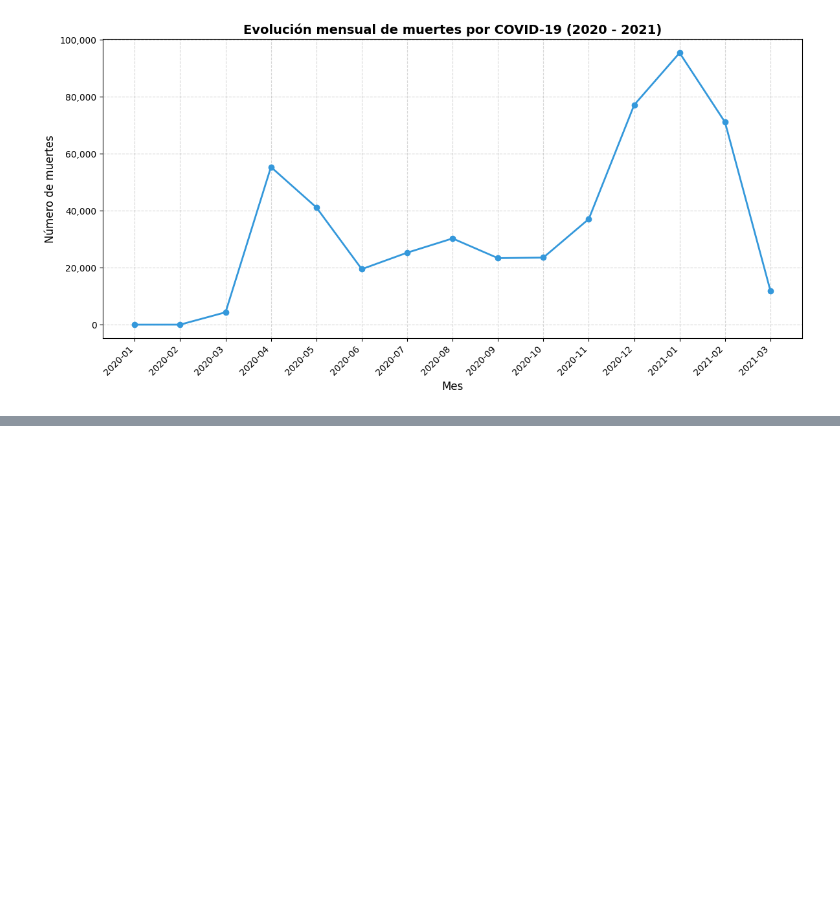
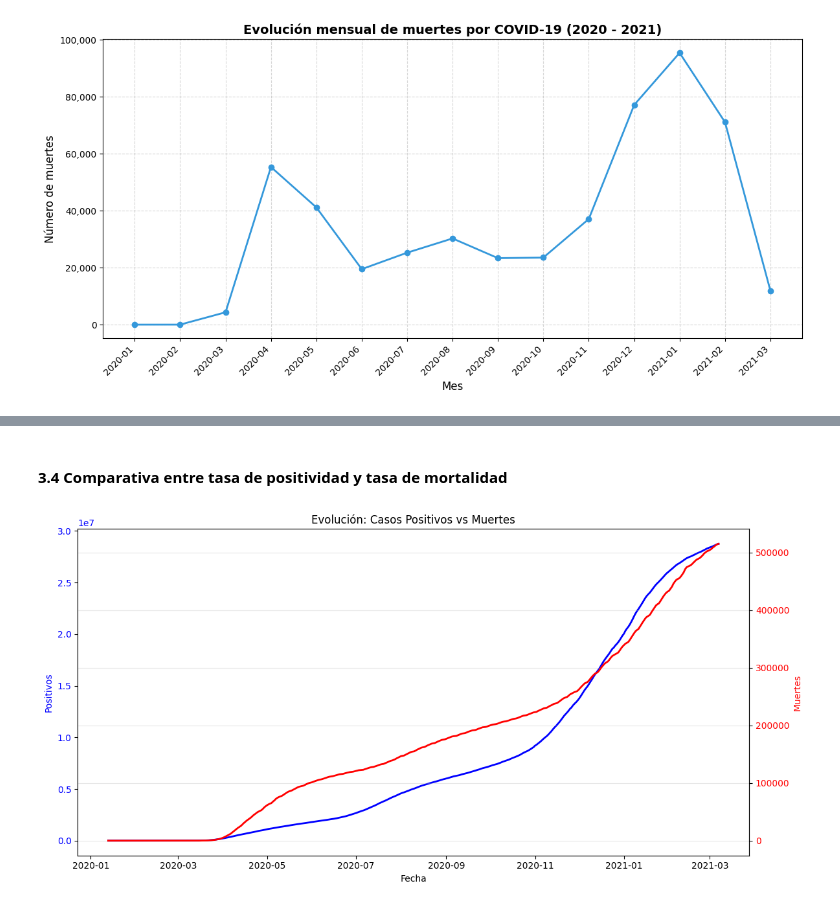
Before and after one commit to Bootcamp-DA-P2/proyecto5-exploratory-data-analysis-grupo2, a Jupyter notebook: DASBOARD/note_book.ipynb, the cells around one changed output, grey strips where cells are left out. Cells and saved outputs as stored; diff of their text form; code cells hidden in the pictures; blank space fills up the shorter version.

```diff
--- a/DASBOARD/note_book.ipynb
+++ b/DASBOARD/note_book.ipynb
@@ -758,0 +783,23 @@ plt.show()
+# %% [markdown]
+#### **3.4 Comparativa entre tasa de positividad y tasa de mortalidad**
+# %%
+#Evolucion casos positivos y muertes
+#Agrupamos fechas
+evolucion = df_states.groupby('date')[['positive', 'death']].sum().reset_index()
+evolucion = evolucion.sort_values('date')
+#Tabla comparatiba
+fig, ax1 = plt.subplots(figsize=(12, 6))
+ax1.plot(evolucion['date'], evolucion['positive'], 'b-', linewidth=2, label='Positivos')
+ax1.set_xlabel('Fecha')
+ax1.set_ylabel('Positivos', color='b')
+ax1.tick_params(axis='y', labelcolor='b')
+ax2 = ax1.twinx()
+ax2.plot(evolucion['date'], evolucion['death'], 'r-', linewidth=2, label='Muertes')
+ax2.set_ylabel('Muertes', color='r')
+ax2.tick_params(axis='y', labelcolor='r')
+plt.title('Evolución: Casos Positivos vs Muertes')
+plt.grid(True, alpha=0.3)
+plt.tight_layout()
+plt.show()
+# %% [output]
+[figure, added]
```
Also changed, not shown: parts of 11 cells of this notebook.
